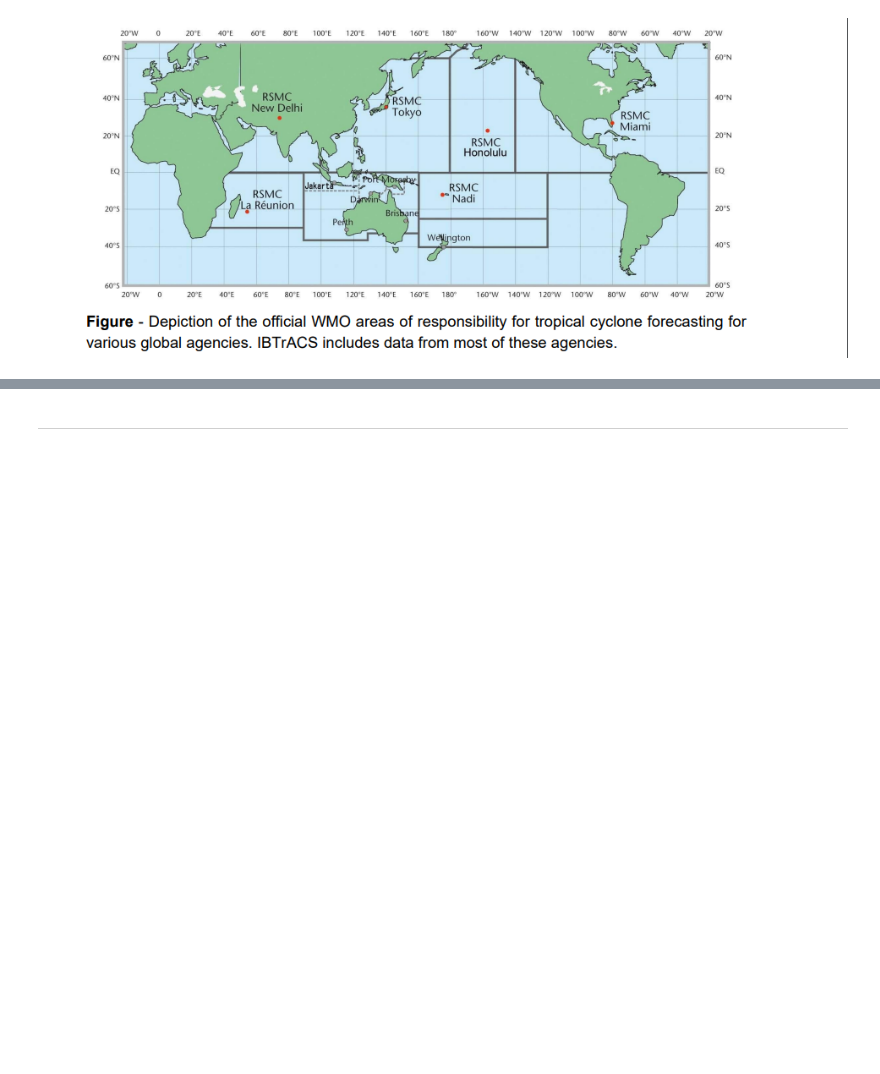
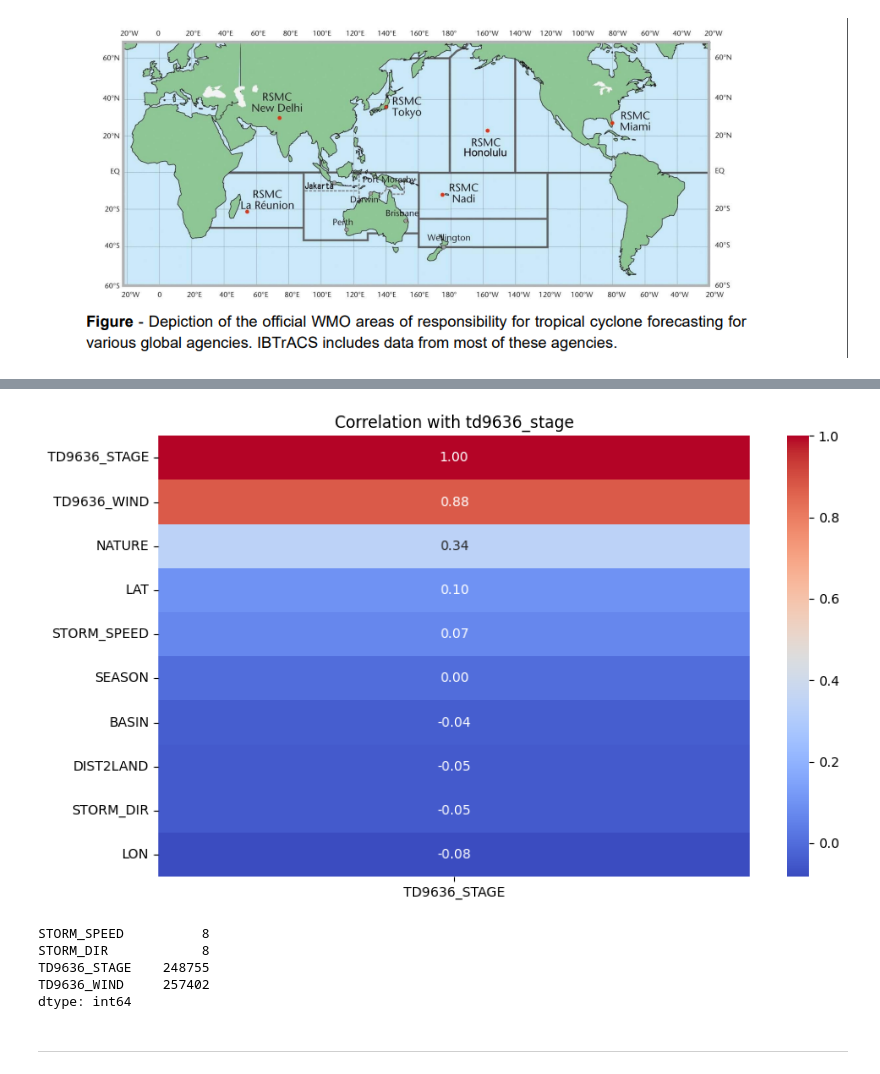
Before and after one commit to Oriane-O/TropicalStormsPrediction, a Jupyter notebook: data_exploration.ipynb, the cells around one changed output, grey strips where cells are left out. Cells and saved outputs as stored; diff of their text form; code cells hidden in the pictures; blank space fills up the shorter version.

```diff
--- a/data_exploration.ipynb
+++ b/data_exploration.ipynb
@@ -589,3 +328,22 @@ df_le.head(5)
+# %%
+correlation_matrix = df_le.corr()
+correlation_td9636 = correlation_matrix[["TD9636_STAGE"]].sort_values(by='TD9636_STAGE',ascending=False)
+plt.figure(figsize=(10, 6))
+sns.heatmap(correlation_td9636, annot=True, fmt=".2f", cmap="coolwarm")
+plt.title("Correlation with td9636_stage")
+plt.show()
+# %% [output]
+[figure, added]
+# %%
+#missing values
+missing_values=df_le.isna().sum()
+missing_values[missing_values>0]
+# %% [output]
+STORM_SPEED          8
+STORM_DIR            8
+TD9636_STAGE    248755
+TD9636_WIND     257402
+dtype: int64
 # %% [markdown]
 -----
 # %% [markdown]
```
Also changed, not shown: parts of 77 cells of this notebook.
